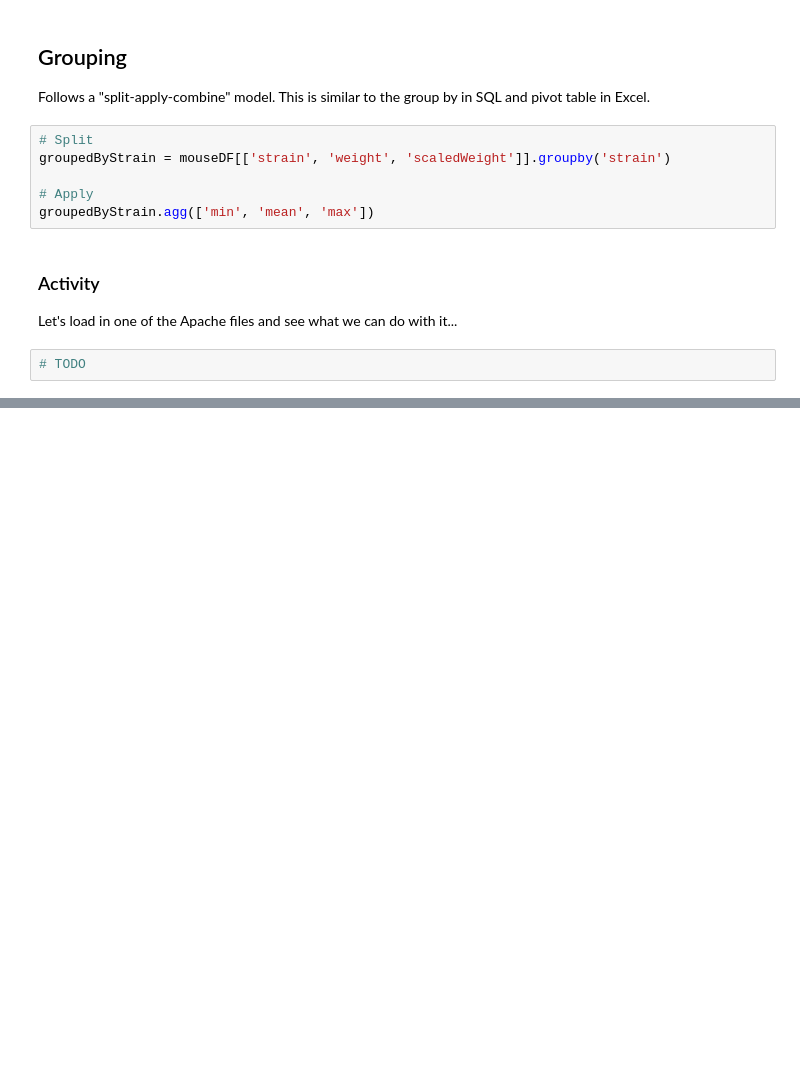
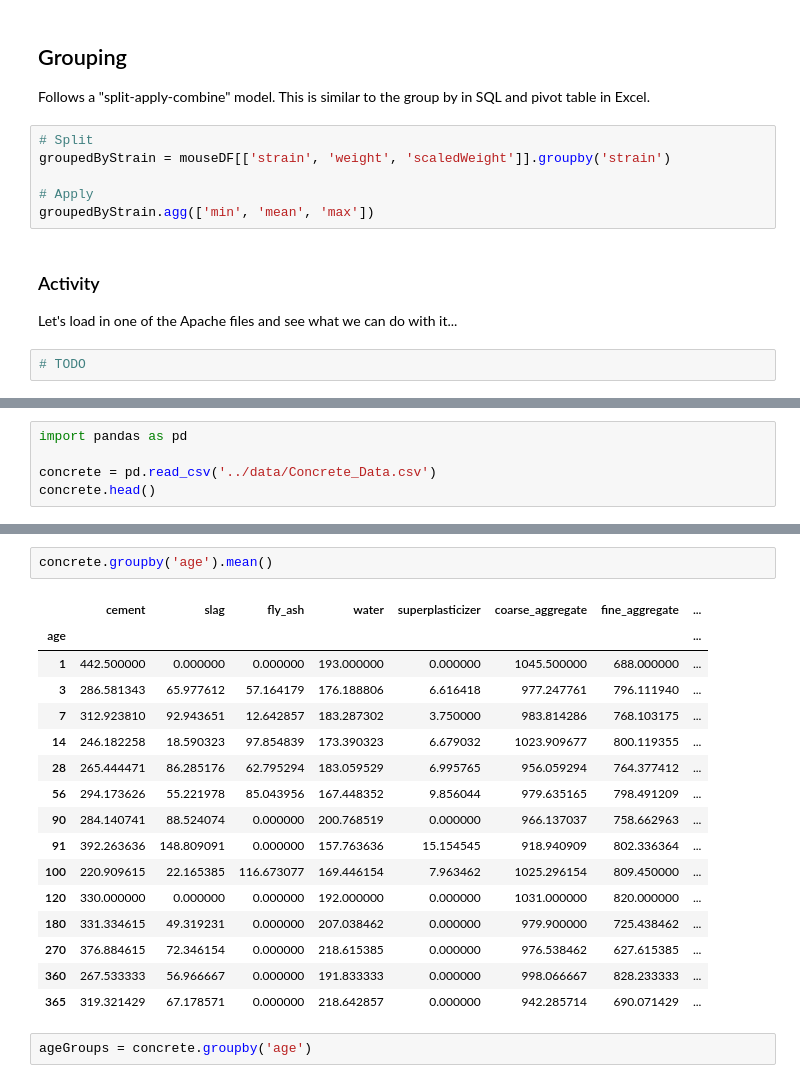
Before and after one commit to hafeild/csc440sp25, a Jupyter notebook: notebooks/06-basic-pandas.ipynb, the cells around one changed output, grey strips where cells are left out. Cells and saved outputs as stored; diff of their text form; blank space fills up the shorter version.

Commit message:
Updated basic pandas with class activities from Mar 5.

```diff
--- a/notebooks/06-basic-pandas.ipynb
+++ b/notebooks/06-basic-pandas.ipynb
@@ -654,0 +764,5 @@ Let's load in one of the Apache files and see what we can do with it...
+# %%
+import pandas as pd
+
+concrete = pd.read_csv('../data/Concrete_Data.csv')
+concrete.head()
@@ -654,0 +800,21 @@ Let's load in one of the Apache files and see what we can do with it...
+# %%
+concrete.groupby('age').mean()
+# %% [output]
+|  | cement | slag | fly_ash | water | superplasticizer | coarse_aggregate | fine_aggregate | ... |
+| age |  |  |  |  |  |  |  | ... |
+| 1 | 442.500000 | 0.000000 | 0.000000 | 193.000000 | 0.000000 | 1045.500000 | 688.000000 | ... |
+| 3 | 286.581343 | 65.977612 | 57.164179 | 176.188806 | 6.616418 | 977.247761 | 796.111940 | ... |
+| 7 | 312.923810 | 92.943651 | 12.642857 | 183.287302 | 3.750000 | 983.814286 | 768.103175 | ... |
+| 14 | 246.182258 | 18.590323 | 97.854839 | 173.390323 | 6.679032 | 1023.909677 | 800.119355 | ... |
+| 28 | 265.444471 | 86.285176 | 62.795294 | 183.059529 | 6.995765 | 956.059294 | 764.377412 | ... |
+| 56 | 294.173626 | 55.221978 | 85.043956 | 167.448352 | 9.856044 | 979.635165 | 798.491209 | ... |
+| 90 | 284.140741 | 88.524074 | 0.000000 | 200.768519 | 0.000000 | 966.137037 | 758.662963 | ... |
+| 91 | 392.263636 | 148.809091 | 0.000000 | 157.763636 | 15.154545 | 918.940909 | 802.336364 | ... |
+| 100 | 220.909615 | 22.165385 | 116.673077 | 169.446154 | 7.963462 | 1025.296154 | 809.450000 | ... |
+| 120 | 330.000000 | 0.000000 | 0.000000 | 192.000000 | 0.000000 | 1031.000000 | 820.000000 | ... |
+| 180 | 331.334615 | 49.319231 | 0.000000 | 207.038462 | 0.000000 | 979.900000 | 725.438462 | ... |
+| 270 | 376.884615 | 72.346154 | 0.000000 | 218.615385 | 0.000000 | 976.538462 | 627.615385 | ... |
+| 360 | 267.533333 | 56.966667 | 0.000000 | 191.833333 | 0.000000 | 998.066667 | 828.233333 | ... |
+| 365 | 319.321429 | 67.178571 | 0.000000 | 218.642857 | 0.000000 | 942.285714 | 690.071429 | ... |
+# %%
+ageGroups = concrete.groupby('age')
```
Also changed, not shown: parts of 20 cells of this notebook.
